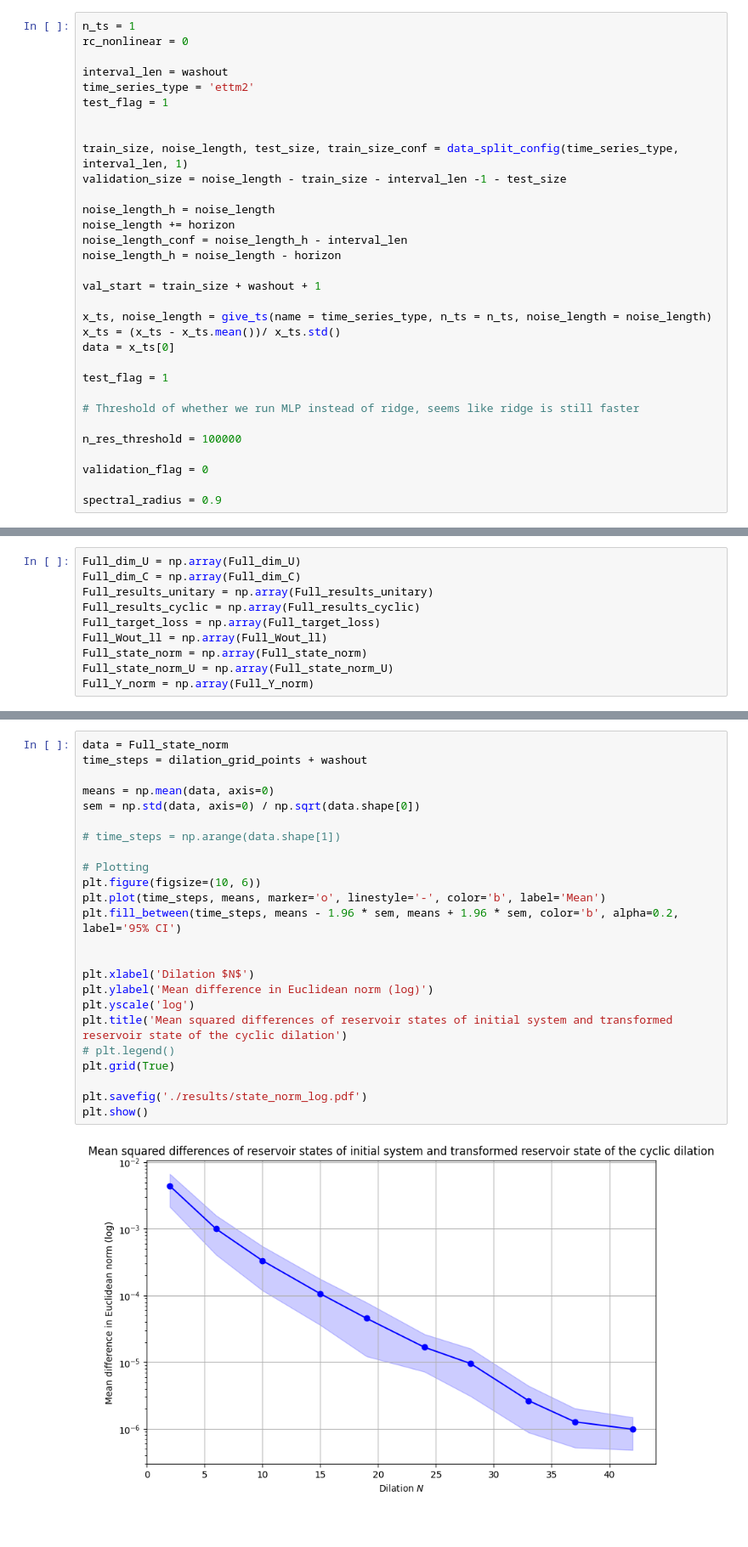
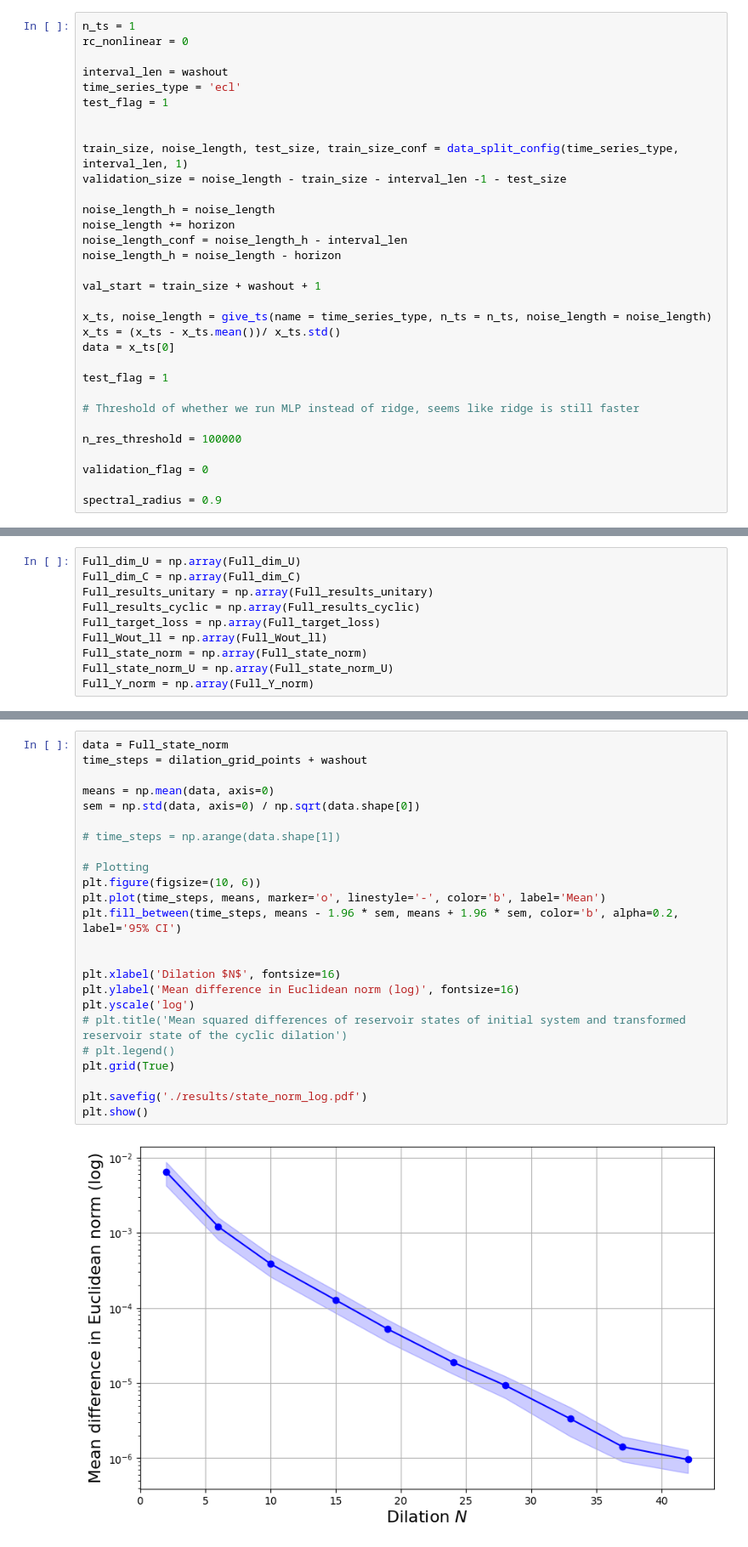
Before and after one commit to Lampertos/RSCR, a Jupyter notebook: main_forecasting.ipynb, the cells around one changed output, grey strips where cells are left out. Shown: that part at 85% size. Saved outputs shown, nothing was run; the diff lists cells and outputs as text; blank space fills up the shorter version.

```diff
--- a/main_forecasting.ipynb
+++ b/main_forecasting.ipynb
@@ -37,7 +37,7 @@ n_ts = 1
 rc_nonlinear = 0
 
 interval_len = washout
-time_series_type = 'ettm2'
+time_series_type = 'ecl'
 test_flag = 1
 
 
@@ -318,29 +318,29 @@ plt.show()
 # %%
 data = Full_state_norm
 time_steps = dilation_grid_points + washout
 
 means = np.mean(data, axis=0)
 sem = np.std(data, axis=0) / np.sqrt(data.shape[0])
 
 # time_steps = np.arange(data.shape[1])
 
 # Plotting
 plt.figure(figsize=(10, 6))
 plt.plot(time_steps, means, marker='o', linestyle='-', color='b', label='Mean')
 plt.fill_between(time_steps, means - 1.96 * sem, means + 1.96 * sem, color='b', alpha=0.2, label='95% CI')
 
 
-plt.xlabel('Dilation $N$')
-plt.ylabel('Mean difference in Euclidean norm (log)')
+plt.xlabel('Dilation $N$', fontsize=16)
+plt.ylabel('Mean difference in Euclidean norm (log)', fontsize=16)
 plt.yscale('log')
-plt.title('Mean squared differences of reservoir states of initial system and transformed reservoir state of the cyclic dilation')
+# plt.title('Mean squared differences of reservoir states of initial system and transformed reservoir state of the cyclic dilation')
 # plt.legend()
 plt.grid(True)
 
 plt.savefig('./results/state_norm_log.pdf')
 plt.show()
 # %% [output]
-[figure, old version]
+[figure, new version]
 # %%
 data = Full_state_norm
 time_steps = dilation_grid_points + washout
```
Also changed, not shown: parts of 6 cells of this notebook, 7 other files.
